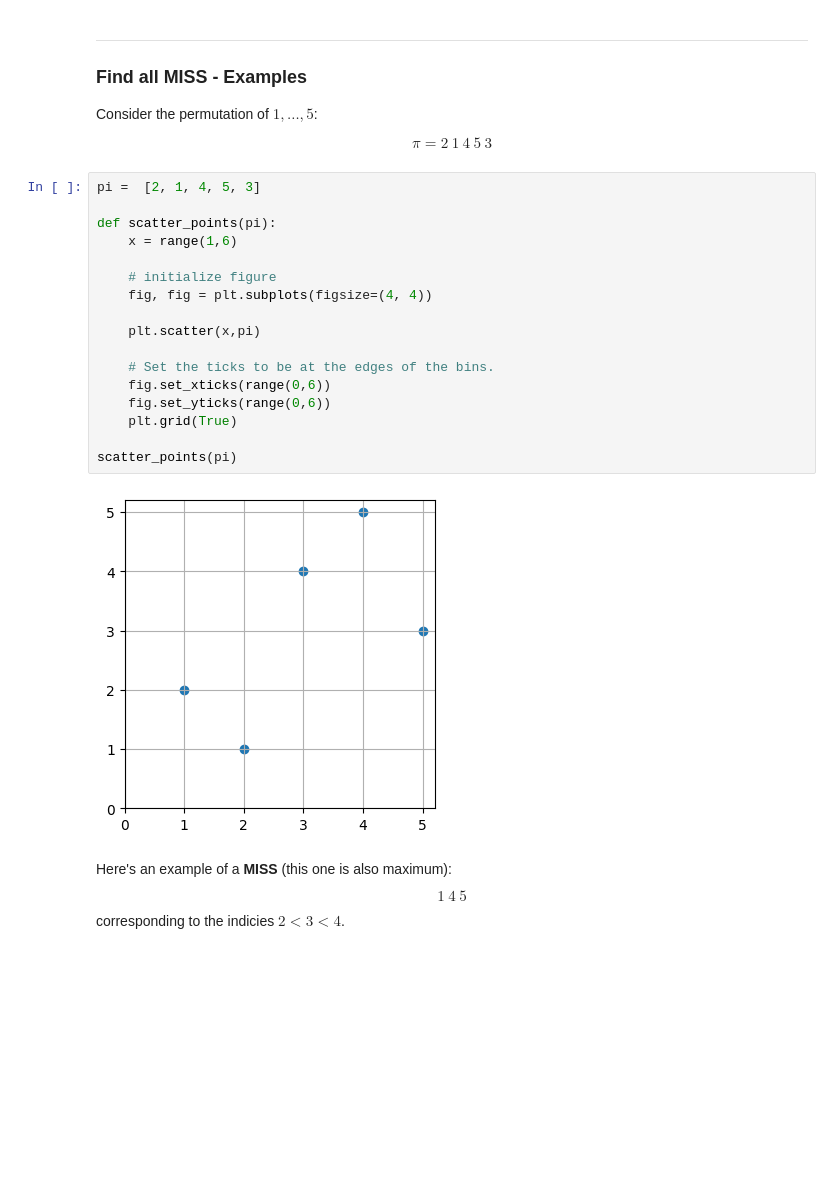
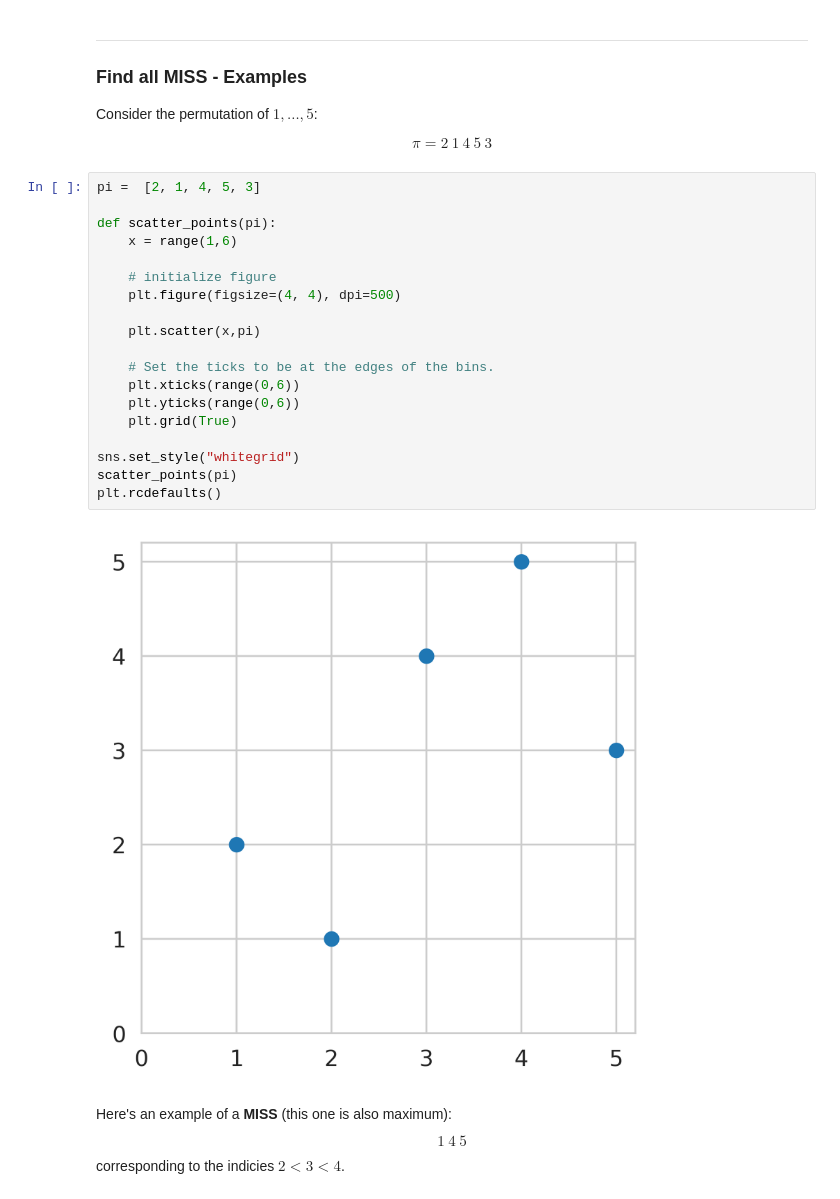
Before and after one commit to innyun/Modulus-Project, a Jupyter notebook: modulus_project.ipynb, the cells around one changed output. Saved outputs shown, nothing was run; the diff lists cells and outputs as text; blank space fills up the shorter version.

```diff
--- a/modulus_project.ipynb
+++ b/modulus_project.ipynb
@@ -240,22 +260,24 @@ $$
 # %%
 pi =  [2, 1, 4, 5, 3]
 
 def scatter_points(pi):
     x = range(1,6)
 
     # initialize figure
-    fig, fig = plt.subplots(figsize=(4, 4))
+    plt.figure(figsize=(4, 4), dpi=500)
 
     plt.scatter(x,pi)
 
     # Set the ticks to be at the edges of the bins.
-    fig.set_xticks(range(0,6))
-    fig.set_yticks(range(0,6))
+    plt.xticks(range(0,6))
+    plt.yticks(range(0,6))
     plt.grid(True)
 
+sns.set_style("whitegrid")
 scatter_points(pi)
+plt.rcdefaults()
 # %% [output]
-[figure, old version]
+[figure, new version]
 # %% [markdown]
 Here's an example of a **MISS** (this one is also maximum):
 $$
```
Also changed, not shown: parts of 8 cells of this notebook, 1 other file.
